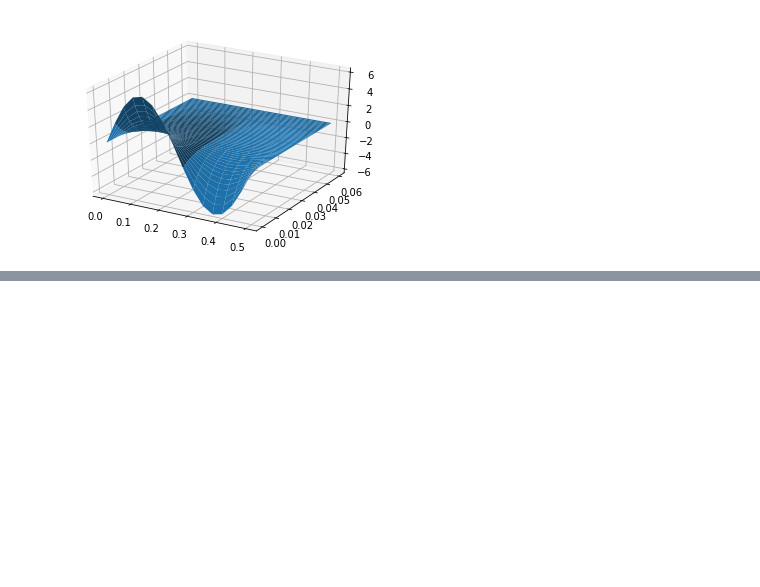
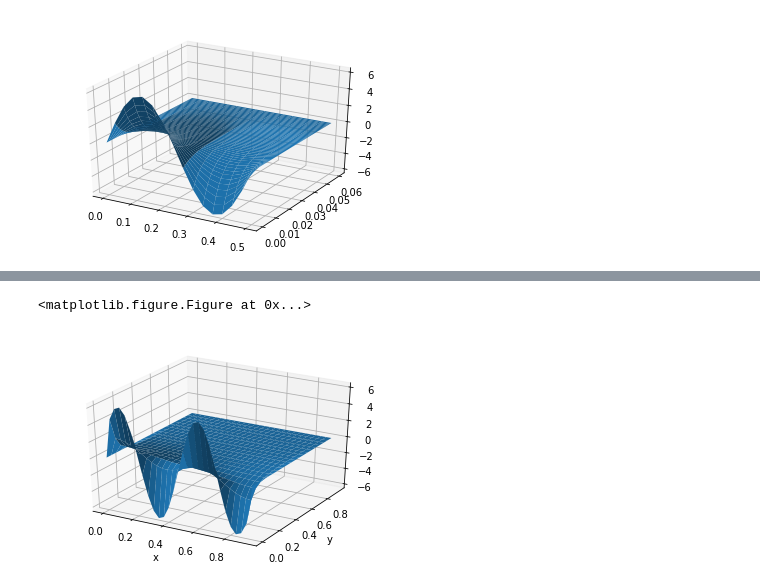
Before and after one commit to Jim00000/Numerical-Analysis, a Jupyter notebook: 8_Partial_Differential_Equations.ipynb, the cells around one changed output, grey strips where cells are left out. Cells and saved outputs as stored; diff of their text form; code cells hidden in the pictures; blank space fills up the shorter version.

```diff
--- a/8_Partial_Differential_Equations.ipynb
+++ b/8_Partial_Differential_Equations.ipynb
@@ -70,0 +206,50 @@ heatfd(0, 0.5, 0, 0.06, 15, 2000)
+# %%
+def heatbdn(xl, xr, yb, yt, M, N):
+    h = (xr - xl) / M
+    k = (yt - yb) / N
+    m = M - 1
+    n = N
+    D = 1 # diffusion coefficient
+    sigma = D * k / (h ** 2)
+
+    A = np.diag(1 + 2 * sigma * np.ones(m)) + \
+        np.diag(-sigma * np.ones(m - 1), 1) + \
+        np.diag(-sigma * np.ones(m - 1), -1)
+
+    A[0,:3] = np.array([-3, 4, -1])
+    A[-1,-3:] = np.array([-1, 4, -3])
+
+
+    ''' Initial conditions '''
+    x = sym.Symbol('x')
+    expr = sym.sin(2 * sym.pi * x) ** 2
+    expr = sym.diff(expr, x)
+
+    w = np.zeros(n * m).reshape(n, m).astype(np.float128)
+    for i in range(m):
+        w[0, i] = expr.subs(x, xl + (i + 1) * h).evalf()
+
+    for j in range(n - 1):
+        b = w[j,:]
+        b[0] = 0
+        b[-1] = 0
+        w[j + 1,:] = np.matmul(np.linalg.inv(A), b)
+
+    x = np.arange(0, m) * h
+    t = np.arange(0, n) * k
+
+    X, T = np.meshgrid(x, t)
+
+    fig = plt.figure()
+    ax = fig.gca(projection='3d')
+    stride = 0
+    ax.plot_surface(X[stride:], T[stride:], w[stride:])
+    plt.xlabel('x')
+    plt.ylabel('y')
+    plt.show()
+    plt.clf()
+
+heatbdn(0, 1, 0, 1, 30, 20)
+# %% [output]
+<matplotlib.figure.Figure at 0x...>
+[figure, added]
```
Also changed, not shown: parts of 6 cells of this notebook.
